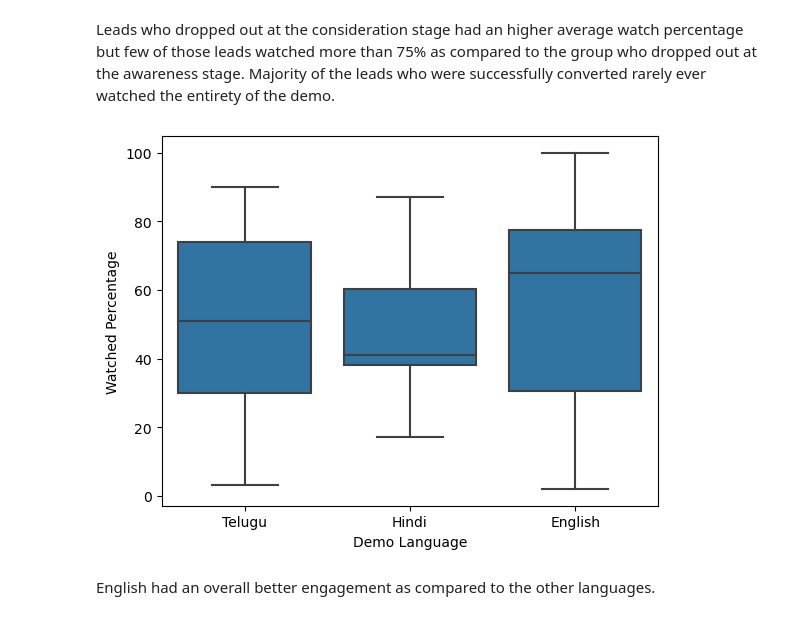
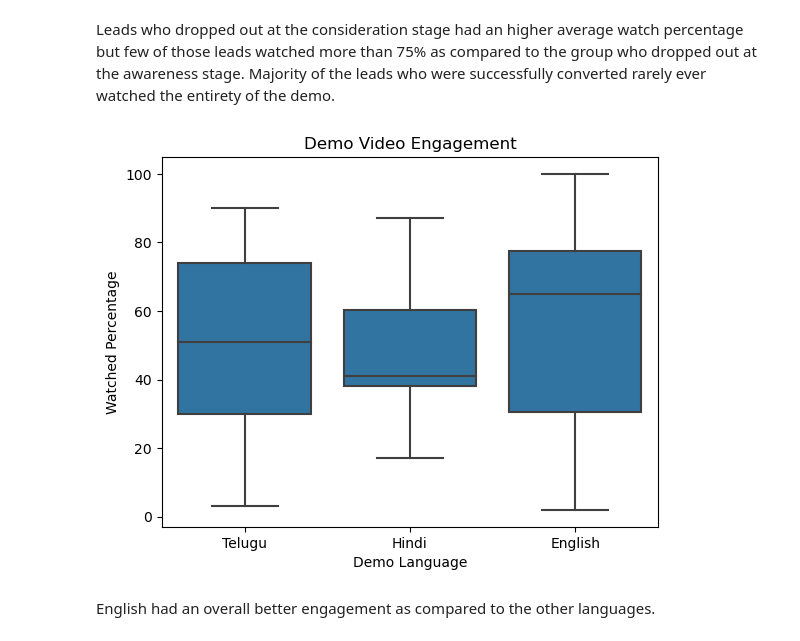
Before and after one commit to NajibAdan/EdTech_Analysis, a Jupyter notebook: edtech_analysis.ipynb, the cells around one changed output. Saved outputs shown, nothing was run; the diff lists cells and outputs as text; code cells hidden in the pictures.

```diff
--- a/edtech_analysis.ipynb
+++ b/edtech_analysis.ipynb
@@ -140,9 +160,10 @@ Majority of the leads who were successfully converted rarely ever watched the en
 # %%
 sns.boxplot(x='language',y='watched_percentage',data=demos_df,color=base_color)
 plt.xlabel("Demo Language")
-plt.ylabel("Watched Percentage");
+plt.ylabel("Watched Percentage")
+plt.title("Demo Video Engagement");
 # %% [output]
-[figure, old version]
+[figure, new version]
 # %% [markdown]
 English had an overall better engagement as compared to the other languages.
 # %% [markdown]
```
Also changed, not shown: parts of 10 cells of this notebook, 1 other file.
